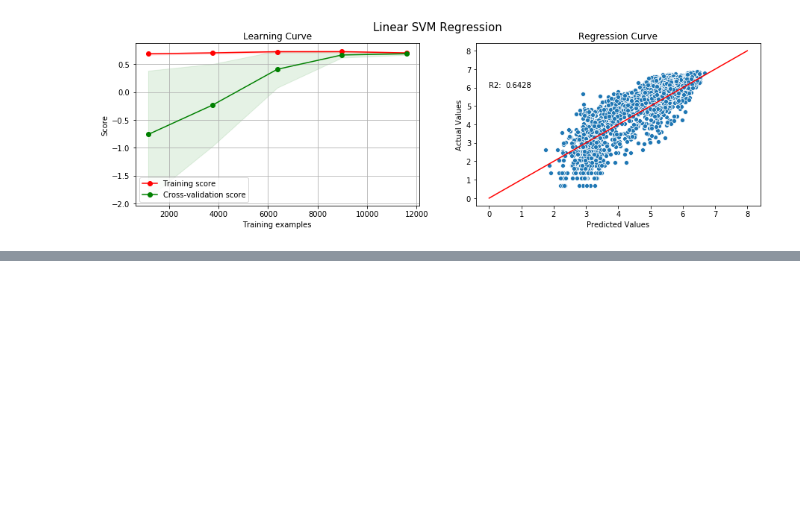
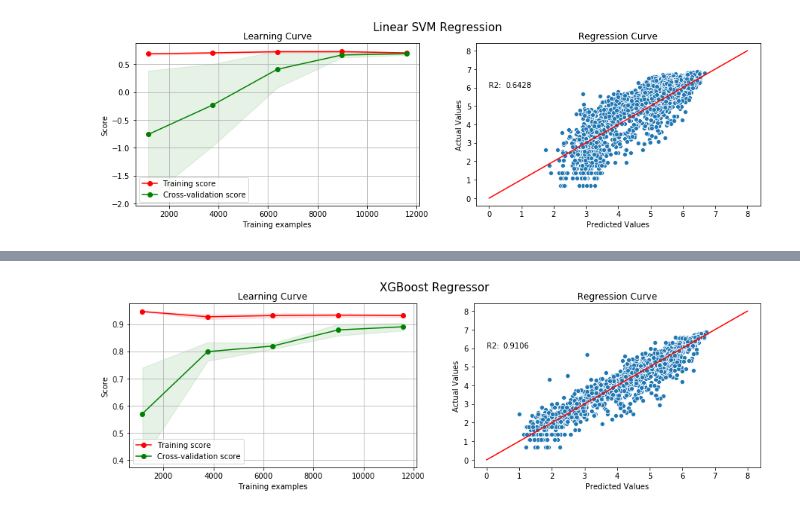
Before and after one commit to lhandal/bike_sharing_dask, a Jupyter notebook: Dask_Bike-Sharing_Leandro_Handal.ipynb, the cells around one changed output, grey strips where cells are left out. Saved outputs shown, nothing was run; the diff lists cells and outputs as text; code cells hidden in the pictures; blank space fills up the shorter version.

```diff
--- a/Dask_Bike-Sharing_Leandro_Handal.ipynb
+++ b/Dask_Bike-Sharing_Leandro_Handal.ipynb
@@ -955,0 +1090,4 @@ lsvm_plot()
+# %%
+xgbr = XGBRegressor(max_depth=3, n_estimators=1000)
+xgbr_model = xgbr.fit(X_train, y_train)
+y_pred_xgbr = xgbr.predict(X_test)
@@ -955,0 +1099,4 @@ lsvm_plot()
+# %%
+with joblib.parallel_backend('dask'):
+    param_xgbr = {"max_depth": [3, 5, 7], "n_estimators": [10, 100, 1000]}
+    xgbr = XGBRegressor()
@@ -955,0 +1111,19 @@ lsvm_plot()
+# %%
+def xgbr_plot():
+    fig, (ax1, ax2) = plt.subplots(ncols=2, figsize=(15, 4))
+    plot_learning_curve(xgbr, title="Learning Curve", X=X.compute(), y=y.compute(), ax=ax1)
+    sns.scatterplot(y_pred_xgbr, y_test, ax=ax2)
+    ax2.set_title("Regression Curve")
+    ax2.set_ylabel("Actual Values")
+    ax2.set_xlabel("Predicted Values")
+    fig.suptitle("XGBoost Regressor", size=15)
+    X_plot = np.linspace(0, 8, 2)
+    Y_plot = X_plot
+    ax2.plot(X_plot, Y_plot, color="r")
+    ax2.text(0, 6, "R2:")
+    ax2.text(0.5, 6, xgbr_score)
+
+
+xgbr_plot()
+# %% [output]
+[figure, added]
```
Also changed, not shown: parts of 25 cells of this notebook.
